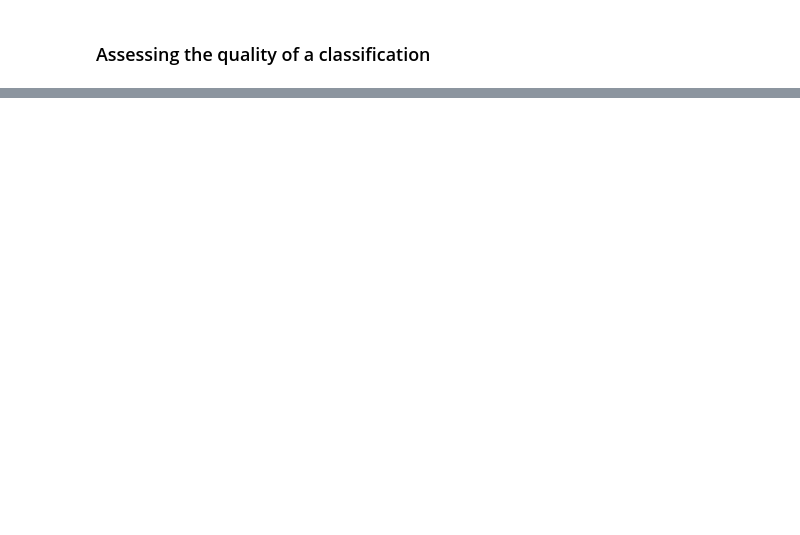
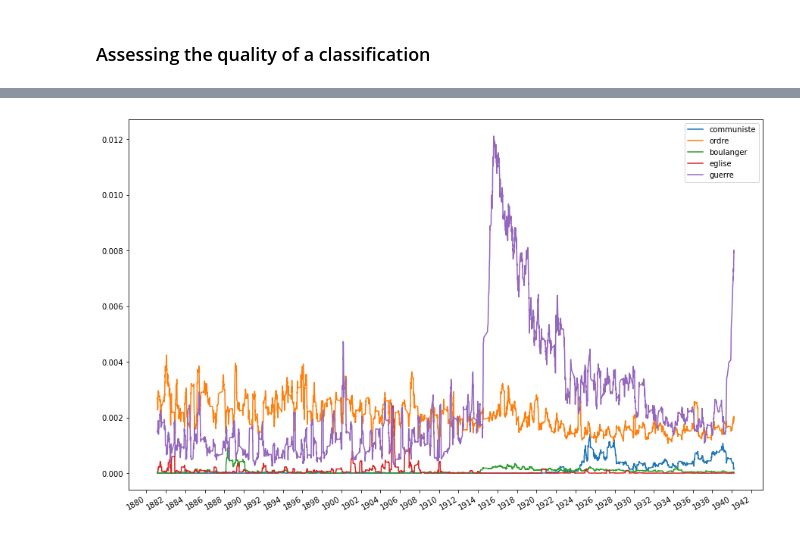
Before and after one commit to atomegoyan/template_jdh, a Jupyter notebook: author_guideline_template.ipynb, the cells around one changed output, grey strips where cells are left out. Saved outputs shown, nothing was run; the diff lists cells and outputs as text; code cells hidden in the pictures; blank space fills up the shorter version.

```diff
--- a/author_guideline_template.ipynb
+++ b/author_guideline_template.ipynb
@@ -79,0 +259,4 @@ display(Image(r"latex+images+python\img\jo33.jpg",height=200), metadata=metadata
+# %%
+path_to_data = r"C:\Users\Aurelien Pellet\Desktop\Aurelien\epitech\methodo_histoire_nlp"
+path_to_images = r"C:\Users\Aurelien Pellet\Desktop\Aurelien\epitech\jdh_articlemethodo\media"
+"os.getcwd()
@@ -79,0 +284,28 @@ display(Image(r"latex+images+python\img\jo33.jpg",height=200), metadata=metadata
+# %%
+def moving_average(data: List[float], periode: int):
+    return np.convolve(np.array(data), np.ones(periode), 'valid') / periode
+
+def ngram(forms: List[str]):
+    plt.figure(figsize=(15, 10))
+    comptage: Dict[str, List[int]] = {word: list() for word in forms}
+    dates: List[date] = list()
+    for session_file_adr in os.listdir(os.path.join(path_to_data, "comptage_lemmes")):
+        dates.append(datetime.strptime(re.split("\.|_",session_file_adr)[0], '%Y-%m-%d').date())
+        session_compteur = pd.read_csv(os.path.join(path_to_data, "comptage_lemmes", session_file_adr),
+                                       sep=";", encoding="utf-8").set_index("Unnamed: 0")
+        taille: int = session_compteur.sum()
+        for word in forms:
+            comptage[word].append(session_compteur.loc[word].values[0] / taille.values[0] if word in session_compteur.index else 0)
+    plt.gca().xaxis.set_major_formatter(mdates.DateFormatter('%Y'))
+    plt.gca().xaxis.set_major_locator(mdates.YearLocator(base=2))
+    for word in forms:
+        plt.plot(dates[18:-18], moving_average(comptage[word], 37), label=word)
+    plt.legend()
+    plt.gcf().autofmt_xdate()
+    #plt.savefig(os.path.join(path_data, "graphes", "frequences.png"))
+    plt.show()
+    #plt.close()
+
+ngram(["communiste", "ordre", "boulanger", "eglise", "guerre"])
+# %% [output]
+[figure, added]
```
Also changed, not shown: parts of 22 cells of this notebook.
